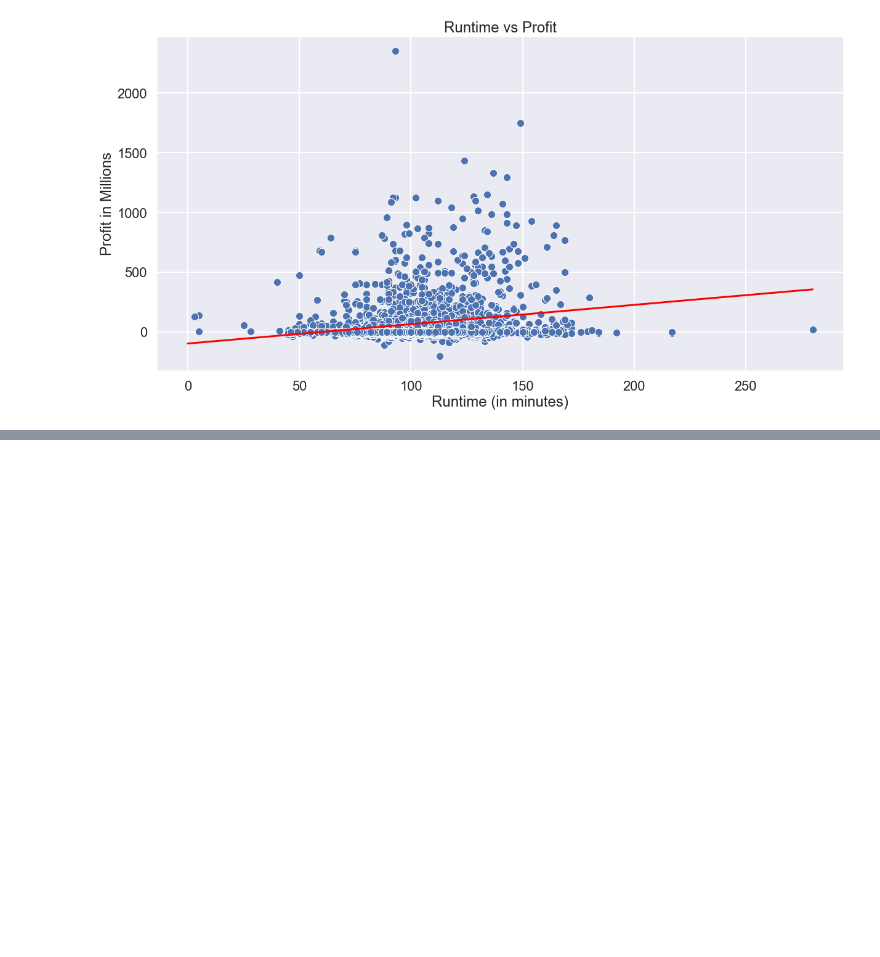
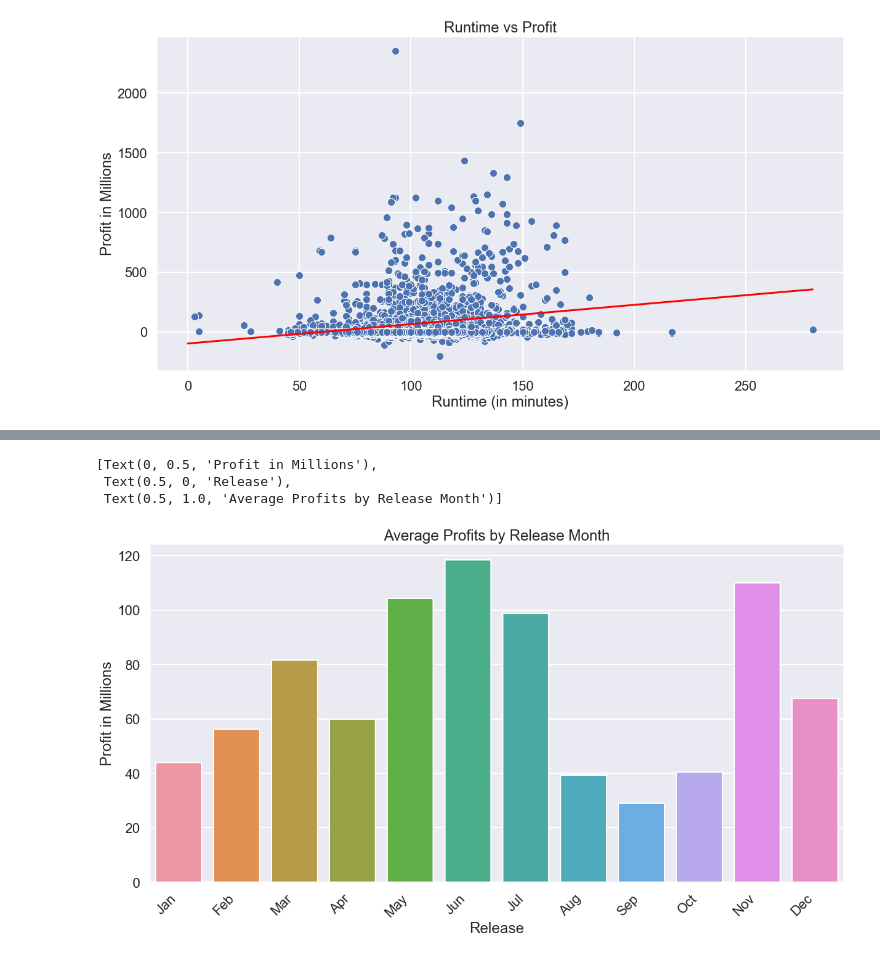
Before and after one commit to binyaz/movie_project_mod1, a Jupyter notebook: Final_Code.ipynb, the cells around one changed output, grey strips where cells are left out. Saved outputs shown, nothing was run; the diff lists cells and outputs as text; code cells hidden in the pictures; blank space fills up the shorter version.

```diff
--- a/Final_Code.ipynb
+++ b/Final_Code.ipynb
@@ -290,3 +290,10 @@ runtimeChart.plot(xp,p(xp), color = 'red')
 # %% [output]
 [<matplotlib.lines.Line2D at 0x...>]
 [figure]
+# %%
+#Create a dataframe of average profit in millions indexed by release month
+monthtable = pd.DataFrame(table1.groupby('release_month').profit.mean())
+monthtable['place_in_year'] = [4,8,12,2,1,7,6,3,5,11,10,9]
+monthtable = monthtable.sort_values(by = 'place_in_year')
+monthtable.profit = monthtable.profit / 1000000
+monthtable
@@ -292,0 +315,12 @@ runtimeChart.plot(xp,p(xp), color = 'red')
+# %%
+#Plots profit by m
+sns.set(style = 'darkgrid', context = 'poster')
+plt.figure(figsize=(20,10))
+monthsChart = sns.barplot(data = monthtable, x = monthtable.index, y = 'profit')
+monthsChart.set_xticklabels(monthsChart.get_xticklabels(), rotation=45, horizontalalignment='right')
+monthsChart.set(title = 'Average Profits by Release Month', xlabel='Release', ylabel='Profit in Millions')
+# %% [output]
+[Text(0, 0.5, 'Profit in Millions'),
+ Text(0.5, 0, 'Release'),
+ Text(0.5, 1.0, 'Average Profits by Release Month')]
+[figure, added]
```
Also changed, not shown: parts of 3 cells of this notebook.
